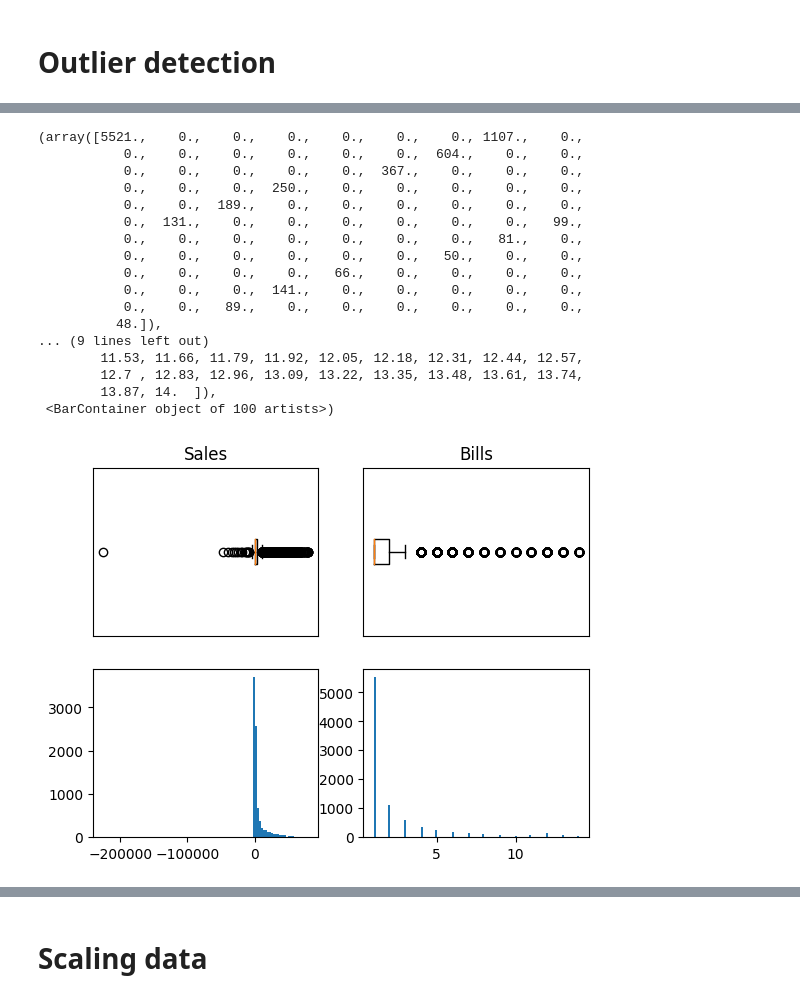
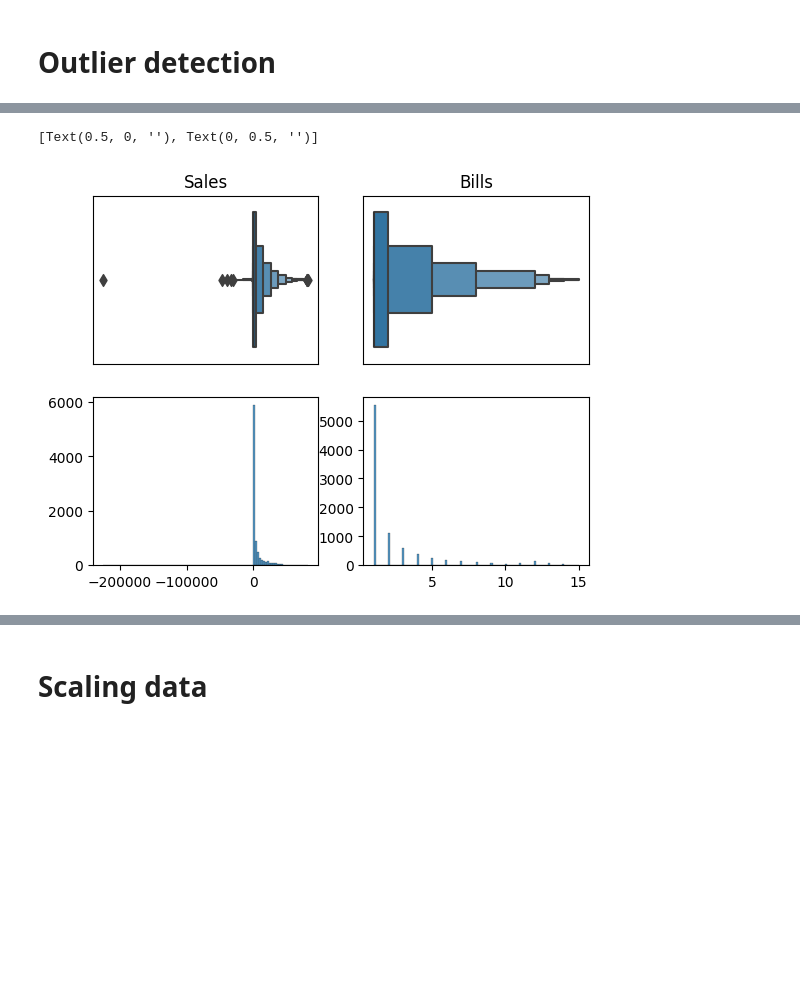
Before and after one commit to mcleroj/Python, a Jupyter notebook: clustering_metods.ipynb, the cells around one changed output, grey strips where cells are left out. Saved outputs shown, nothing was run; the diff lists cells and outputs as text; code cells hidden in the pictures; blank space fills up the shorter version.

```diff
--- a/clustering_metods.ipynb
+++ b/clustering_metods.ipynb
@@ -13,7 +14,7 @@ from qvd import qvd_reader
 # %% [markdown]
 # Import data
 # %%
-file_path = "Y:/Mercanza/ProyectosDVA/CM Proyectos/0. QVD"
+file_path = "Y:/Mercanza/ProyectosDVA/CM Proyectos/QVD"
 raw_df = qvd_reader.read(file_path + "/vfacturas.qvd")
 # raw_df.head()
 
@@ -137,28 +152,14 @@ plt.scatter(x=df2.Sales, y=df2.Bills, c=df2.anomaly)
 df2 = df2.drop(anomaly_index, axis=0).reset_index(drop=True)
 # %%
 fig, axes = plt.subplots(2, 2)
-axes[0, 0].boxplot(x=df2.Sales, vert=False, labels=[""])
+sns.boxenplot(df2["Sales"], ax=axes[0, 0], orient="h")
 axes[0, 0].set(title="Sales", xticklabels="", xticks=[], yticks=[])
-axes[0, 1].boxplot(x=df2.Bills, vert=False, labels=[""])
+sns.boxenplot(df2["Bills"], ax=axes[0, 1], orient="h")
 axes[0, 1].set(title="Bills", xticklabels="", xticks=[], yticks=[])
-axes[1, 0].hist(x=df2.Sales, bins=100)
-axes[1, 1].hist(x=df2.Bills, bins=100)
+sns.histplot(df2["Sales"], ax=axes[1, 0], bins=100)
+axes[1, 0].set(xlabel="", ylabel="")
+sns.histplot(df2["Bills"], ax=axes[1, 1], bins=100)
+axes[1, 1].set(xlabel="", ylabel="")
 # %% [output]
-(array([5521.,    0.,    0.,    0.,    0.,    0.,    0., 1107.,    0.,
-           0.,    0.,    0.,    0.,    0.,    0.,  604.,    0.,    0.,
-           0.,    0.,    0.,    0.,    0.,  367.,    0.,    0.,    0.,
-           0.,    0.,    0.,  250.,    0.,    0.,    0.,    0.,    0.,
-           0.,    0.,  189.,    0.,    0.,    0.,    0.,    0.,    0.,
-           0.,  131.,    0.,    0.,    0.,    0.,    0.,    0.,   99.,
-           0.,    0.,    0.,    0.,    0.,    0.,    0.,   81.,    0.,
-           0.,    0.,    0.,    0.,    0.,    0.,   50.,    0.,    0.,
-           0.,    0.,    0.,    0.,   66.,    0.,    0.,    0.,    0.,
-           0.,    0.,    0.,  141.,    0.,    0.,    0.,    0.,    0.,
-           0.,    0.,   89.,    0.,    0.,    0.,    0.,    0.,    0.,
-          48.]),
-... (9 lines left out)
-        11.53, 11.66, 11.79, 11.92, 12.05, 12.18, 12.31, 12.44, 12.57,
-        12.7 , 12.83, 12.96, 13.09, 13.22, 13.35, 13.48, 13.61, 13.74,
-        13.87, 14.  ]),
- <BarContainer object of 100 artists>)
+[Text(0.5, 0, ''), Text(0, 0.5, '')]
-[figure, old version]
+[figure, new version]
```
Also changed, not shown: parts of 12 cells of this notebook, 1 other file.
